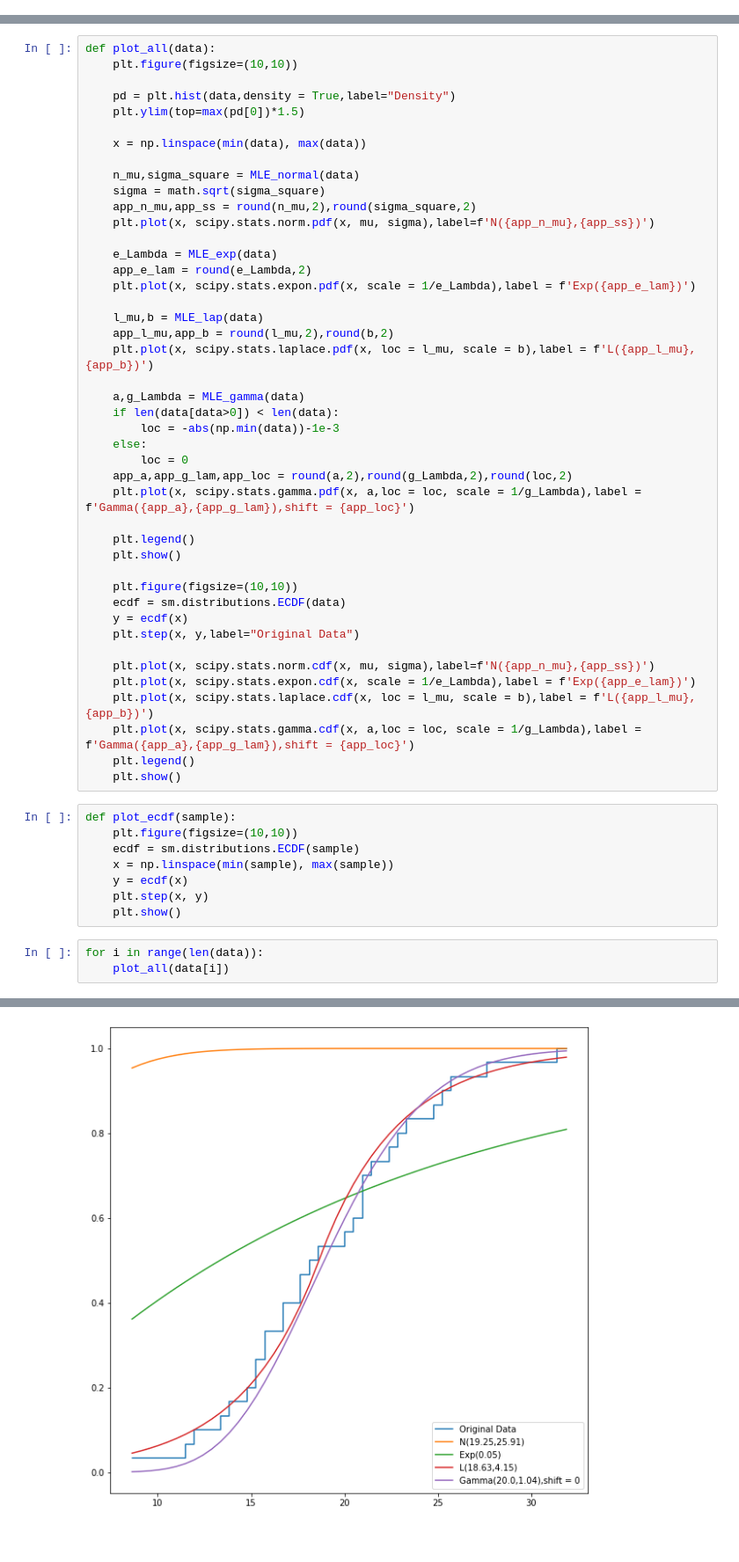
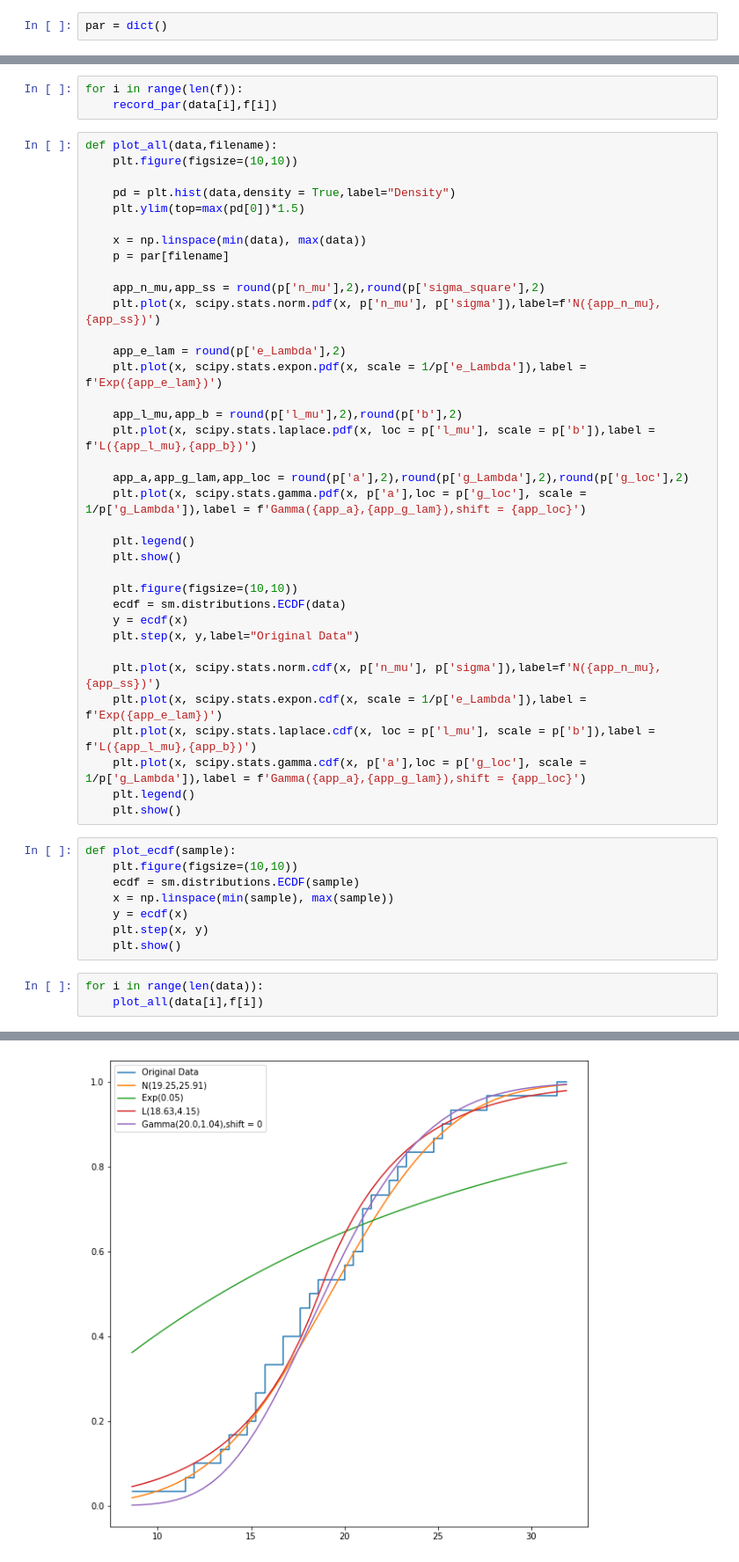
Before and after one commit to CalebThian/MLE, a Jupyter notebook: main.ipynb, the cells around one changed output, grey strips where cells are left out. Shown at 88% size. Drawn from its saved outputs; the diff is of its cells as text; blank space fills up the shorter version.

```diff
--- a/main.ipynb
+++ b/main.ipynb
@@ -216,3 +216,5 @@ print(f"Log-likelihood = {round(log_likelihood_gamma(a,data[0]),2)}")
 # %% [output]
 [figure]
 Log-likelihood = 1525.81
+# %%
+par = dict()
@@ -219,32 +245,27 @@ Log-likelihood = 1525.81
+# %%
+for i in range(len(f)):
+    record_par(data[i],f[i])
 # %%
-def plot_all(data):
+def plot_all(data,filename):
     plt.figure(figsize=(10,10))
 
     pd = plt.hist(data,density = True,label="Density")
     plt.ylim(top=max(pd[0])*1.5)
 
     x = np.linspace(min(data), max(data))
+    p = par[filename]
 
-    n_mu,sigma_square = MLE_normal(data)
-    sigma = math.sqrt(sigma_square)
-    app_n_mu,app_ss = round(n_mu,2),round(sigma_square,2)
-    plt.plot(x, scipy.stats.norm.pdf(x, mu, sigma),label=f'N({app_n_mu},{app_ss})')
+    app_n_mu,app_ss = round(p['n_mu'],2),round(p['sigma_square'],2)
+    plt.plot(x, scipy.stats.norm.pdf(x, p['n_mu'], p['sigma']),label=f'N({app_n_mu},{app_ss})')
 
-    e_Lambda = MLE_exp(data)
-    app_e_lam = round(e_Lambda,2)
-    plt.plot(x, scipy.stats.expon.pdf(x, scale = 1/e_Lambda),label = f'Exp({app_e_lam})')
+    app_e_lam = round(p['e_Lambda'],2)
+    plt.plot(x, scipy.stats.expon.pdf(x, scale = 1/p['e_Lambda']),label = f'Exp({app_e_lam})')
 
-    l_mu,b = MLE_lap(data)
-    app_l_mu,app_b = round(l_mu,2),round(b,2)
-    plt.plot(x, scipy.stats.laplace.pdf(x, loc = l_mu, scale = b),label = f'L({app_l_mu},{app_b})')
+    app_l_mu,app_b = round(p['l_mu'],2),round(p['b'],2)
+    plt.plot(x, scipy.stats.laplace.pdf(x, loc = p['l_mu'], scale = p['b']),label = f'L({app_l_mu},{app_b})')
 
-    a,g_Lambda = MLE_gamma(data)
-    if len(data[data>0]) < len(data):
-        loc = -abs(np.min(data))-1e-3
-    else:
-        loc = 0
-    app_a,app_g_lam,app_loc = round(a,2),round(g_Lambda,2),round(loc,2)
-    plt.plot(x, scipy.stats.gamma.pdf(x, a,loc = loc, scale = 1/g_Lambda),label = f'Gamma({app_a},{app_g_lam}),shift = {app_loc}')
+    app_a,app_g_lam,app_loc = round(p['a'],2),round(p['g_Lambda'],2),round(p['g_loc'],2)
+    plt.plot(x, scipy.stats.gamma.pdf(x, p['a'],loc = p['g_loc'], scale = 1/p['g_Lambda']),label = f'Gamma({app_a},{app_g_lam}),shift = {app_loc}')
 
     plt.legend()
     plt.show()
@@ -254,10 +275,10 @@ def plot_all(data):
     y = ecdf(x)
     plt.step(x, y,label="Original Data")
 
-    plt.plot(x, scipy.stats.norm.cdf(x, mu, sigma),label=f'N({app_n_mu},{app_ss})')
-    plt.plot(x, scipy.stats.expon.cdf(x, scale = 1/e_Lambda),label = f'Exp({app_e_lam})')
-    plt.plot(x, scipy.stats.laplace.cdf(x, loc = l_mu, scale = b),label = f'L({app_l_mu},{app_b})')
-    plt.plot(x, scipy.stats.gamma.cdf(x, a,loc = loc, scale = 1/g_Lambda),label = f'Gamma({app_a},{app_g_lam}),shift = {app_loc}')
+    plt.plot(x, scipy.stats.norm.cdf(x, p['n_mu'], p['sigma']),label=f'N({app_n_mu},{app_ss})')
+    plt.plot(x, scipy.stats.expon.cdf(x, scale = 1/p['e_Lambda']),label = f'Exp({app_e_lam})')
+    plt.plot(x, scipy.stats.laplace.cdf(x, loc = p['l_mu'], scale = p['b']),label = f'L({app_l_mu},{app_b})')
+    plt.plot(x, scipy.stats.gamma.cdf(x, p['a'],loc = p['g_loc'], scale = 1/p['g_Lambda']),label = f'Gamma({app_a},{app_g_lam}),shift = {app_loc}')
     plt.legend()
     plt.show()
 # %%
@@ -270,7 +291,7 @@ def plot_ecdf(sample):
     plt.show()
 # %%
 for i in range(len(data)):
-    plot_all(data[i])
+    plot_all(data[i],f[i])
 # %% [output]
 [figure]
 [figure]
@@ -278,2 +299,2 @@ for i in range(len(data)):
-[figure, old version]
+[figure, new version]
 # %%
```
Also changed, not shown: parts of 10 cells of this notebook.
